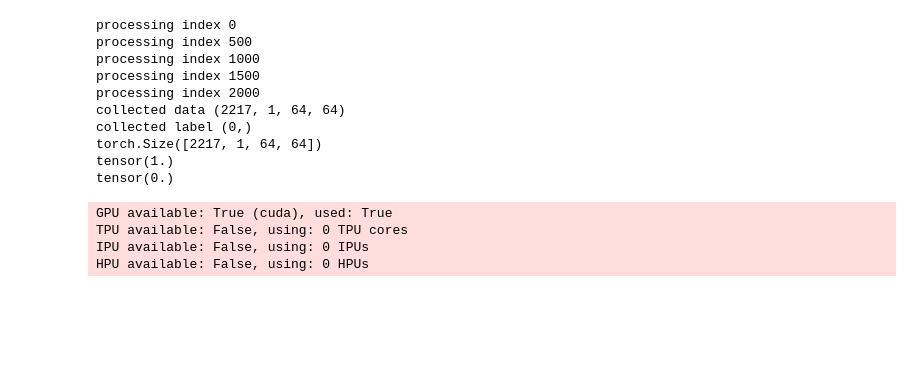
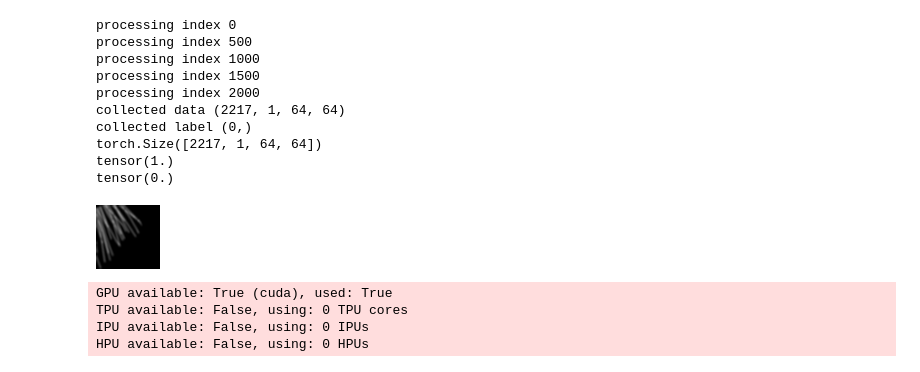
Before and after one commit to jasper-zheng/unsupervised-sketch-to-sound, a Jupyter notebook: src/vae.ipynb, the cells around one changed output. Cells and saved outputs as stored; diff of their text form; code cells hidden in the pictures; blank space fills up the shorter version.

```diff
--- a/src/vae.ipynb
+++ b/src/vae.ipynb
@@ -157,6 +159,12 @@ data = VAEDataset(data_train= img_data_x[:2000],
                   num_workers= 4,
                   pin_memory=1)
 data.setup()
+# %%
+a = next(iter(data.train_dataloader()))
+# %%
+to_pil_image(a[0][3])
+# %% [output]
+[figure, added]
 # %%
 from pytorch_lightning.callbacks import ProgressBar
 
```
Also changed, not shown: parts of 16 cells of this notebook, 7 other files.
